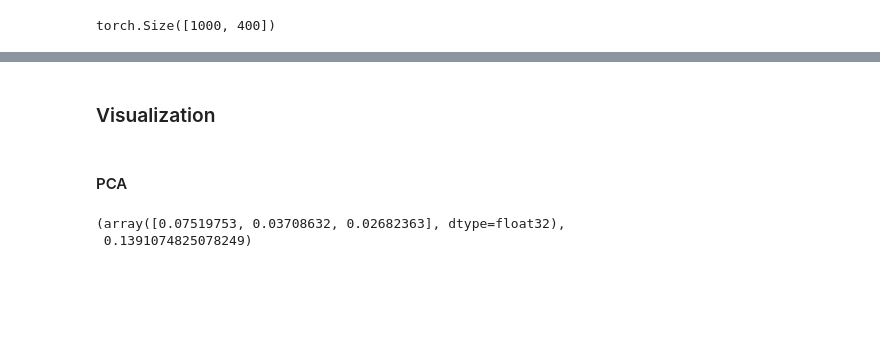
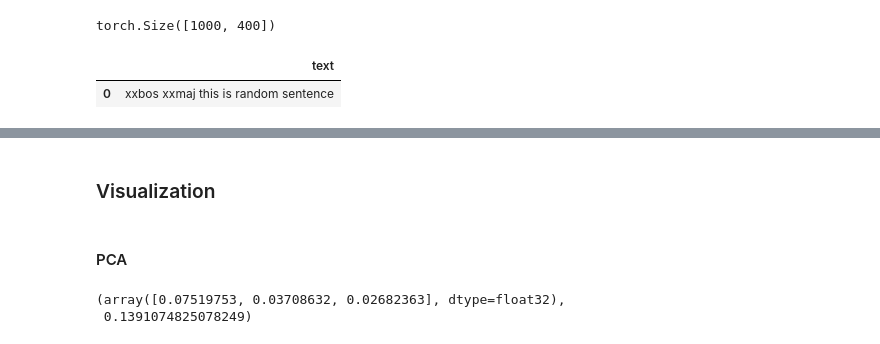
Before and after one commit to arampacha/fastai_nbs, a Jupyter notebook: sentence_encodings_fastai.ipynb, the cells around one changed output, grey strips where cells are left out. Drawn from its saved outputs; the diff is of its cells as text; code cells hidden in the pictures; blank space fills up the shorter version.

```diff
--- a/sentence_encodings_fastai.ipynb
+++ b/sentence_encodings_fastai.ipynb
@@ -199,3 +190,10 @@ test_encs, _ = get_sentence_encodings(learn, test_dl)
 test_encs.shape
 # %% [output]
 torch.Size([1000, 400])
+# %%
+test_dl = dls.test_dl(['This is random sentence'])
+# %%
+test_dl.show_batch()
+# %% [output]
+|  | text |
+| 0 | xxbos xxmaj this is random sentence |
```
Also changed, not shown: parts of 8 cells of this notebook.
